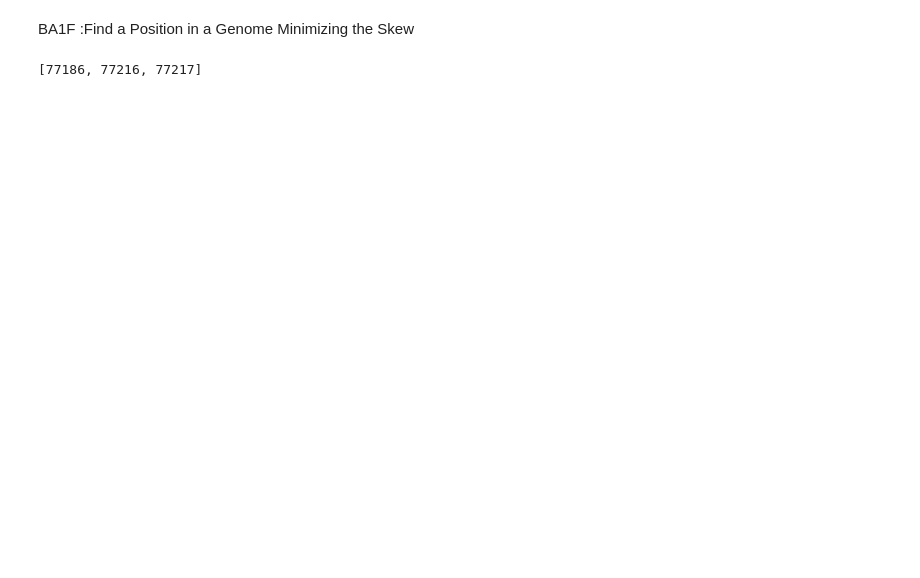
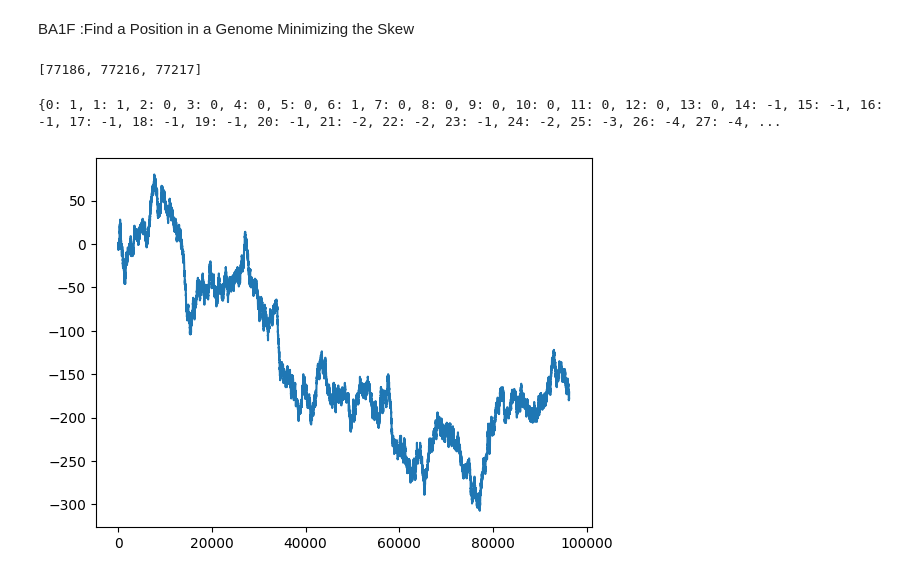
Before and after one commit to Takrimul/BioInformaticsLab, a Jupyter notebook: Cha1F.ipynb, the cells around one changed output. Drawn from its saved outputs; the diff is of its cells as text; code cells hidden in the pictures; blank space fills up the shorter version.

Commit message:
Update F plot

```diff
--- a/Cha1F.ipynb
+++ b/Cha1F.ipynb
@@ -30,3 +30,23 @@ result = min_skew_positions(genome)
 print(result)  # Output: [1, 10, 11, 12, 13]
 # %% [output]
 [77186, 77216, 77217]
+# %%
+#genome = "CATGGGCATCGGCCATACGCC"
+diff = {}
+skew = 0
+
+for i in range(len(genome)):
+    nucleotide = genome[i]
+    skew += (nucleotide == 'G') - (nucleotide == 'C')
+    diff[i] = skew
+
+print(diff)
+# %% [output]
+{0: 1, 1: 1, 2: 0, 3: 0, 4: 0, 5: 0, 6: 1, 7: 0, 8: 0, 9: 0, 10: 0, 11: 0, 12: 0, 13: 0, 14: -1, 15: -1, 16: -1, 17: -1, 18: -1, 19: -1, 20: -1, 21: -2, 22: -2, 23: -1, 24: -2, 25: -3, 26: -4, 27: -4, ...
+# %%
+# plot a graph x = char of genome and y = diff.values()
+import matplotlib.pyplot as plt
+plt.plot(diff.keys(), diff.values())
+plt.show()
+# %% [output]
+[figure, added]
```
Also changed, not shown: parts of 1 cell of this notebook, 2 other files.
